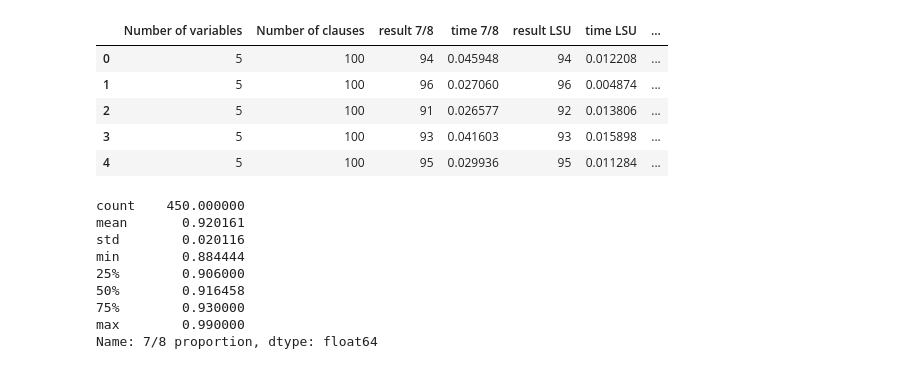
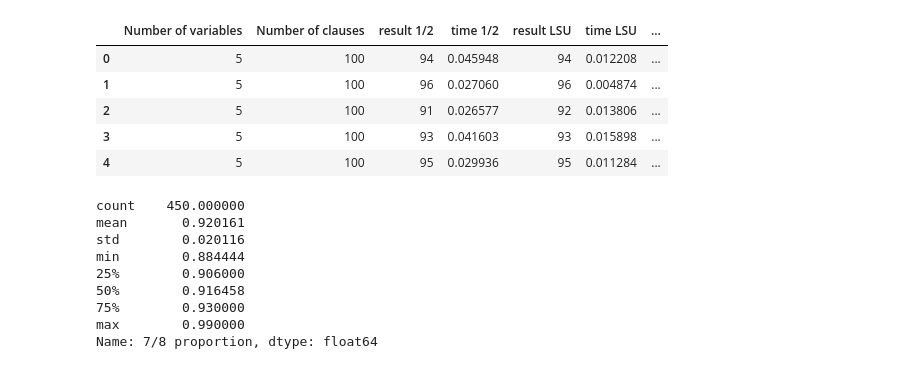
Before and after one commit to nikzagl/course_work_SAT, a Jupyter notebook: SAT_graphs.ipynb, the cells around one changed output. Cells and saved outputs as stored; diff of their text form; code cells hidden in the pictures.

```diff
--- a/SAT_graphs.ipynb
+++ b/SAT_graphs.ipynb
@@ -28,12 +49,11 @@ sat_df.head()
 # %%
-sat_df["7/8 proportion"] = sat_df["result 7/8"] / sat_df["Number of clauses"]
+sat_df["1/2 proportion"] = sat_df["result 1/2"] / sat_df["Number of clauses"]
 sat_df["LSU proportion"] = sat_df["result LSU"] / sat_df["Number of clauses"]
-sat_df["7/8 achieved ratio"] = sat_df["7/8 proportion"] / sat_df["LSU proportion"]
+sat_df["1/2 achieved ratio"] = sat_df["1/2 proportion"] / sat_df["LSU proportion"]
 sat_df["LSU interrupted proportion"] = sat_df["result LSU interrupted"] / sat_df["Number of clauses"]
-sat_df["proportion LSU 7/8: int"] = sat_df["7/8 proportion"] / sat_df["LSU interrupted proportion"]
 sat_df.head()
 # %% [output]
-|  | Number of variables | Number of clauses | result 7/8 | time 7/8 | result LSU | time LSU | ... |
+|  | Number of variables | Number of clauses | result 1/2 | time 1/2 | result LSU | time LSU | ... |
 | 0 | 5 | 100 | 94 | 0.045948 | 94 | 0.012208 | ... |
 | 1 | 5 | 100 | 96 | 0.027060 | 96 | 0.004874 | ... |
 | 2 | 5 | 100 | 91 | 0.026577 | 92 | 0.013806 | ... |
```
Also changed, not shown: parts of 11 cells of this notebook.
